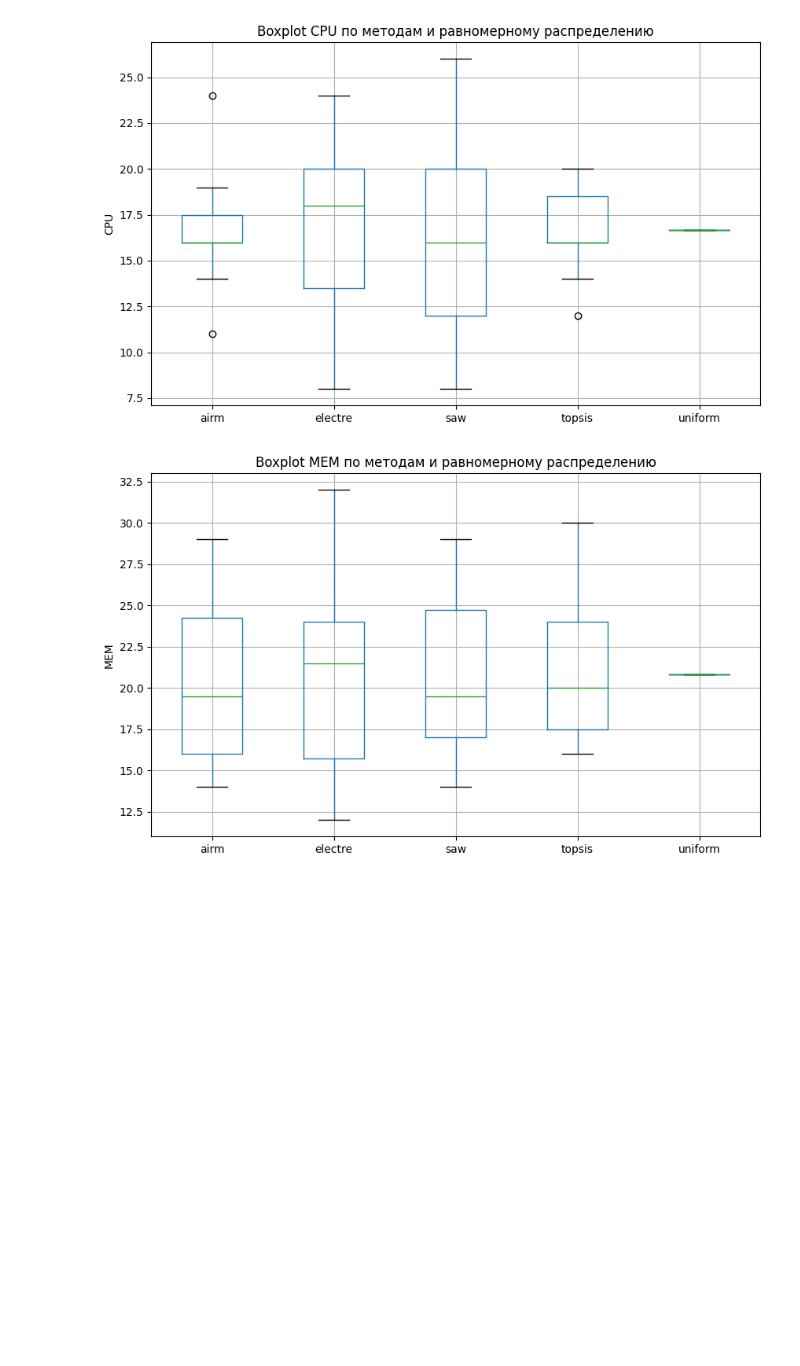
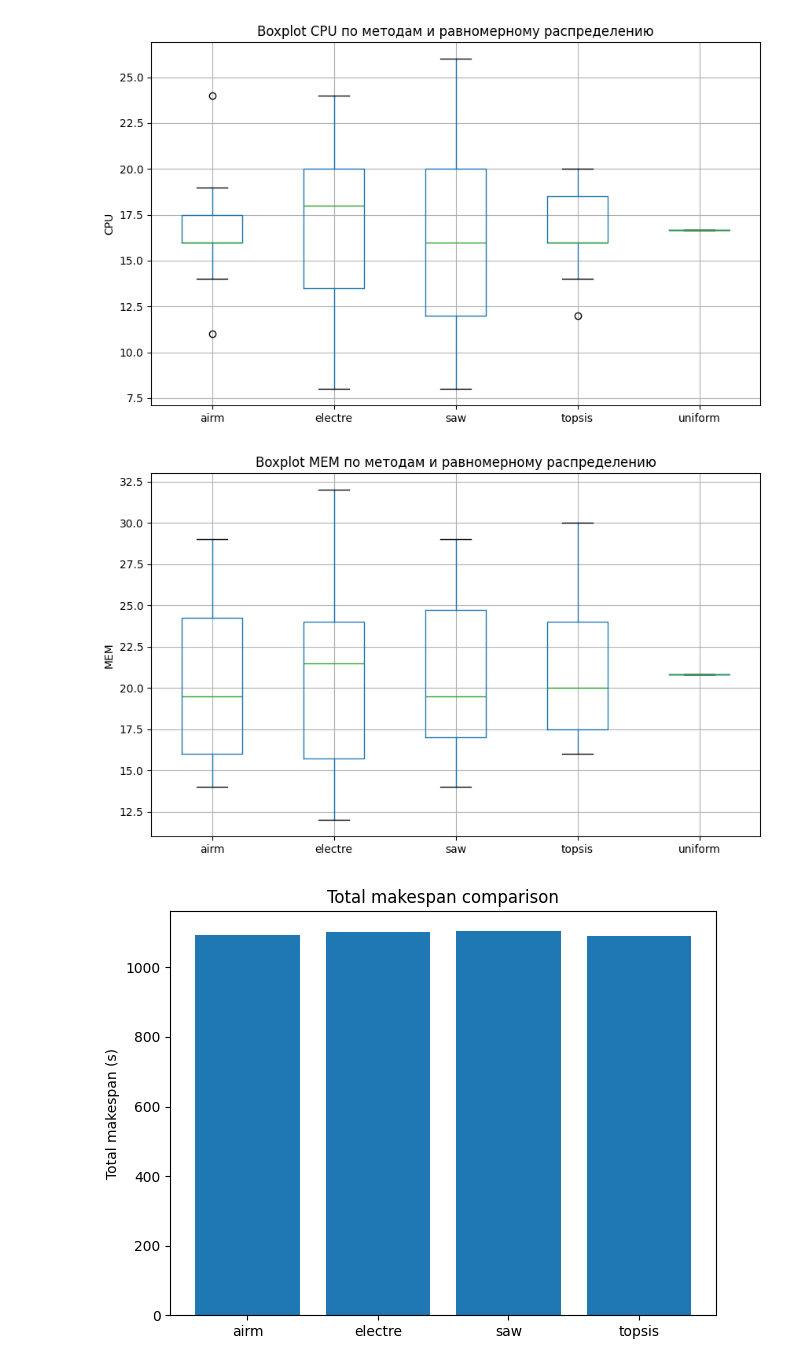
Before and after one commit to domster704/university-research-project, a Jupyter notebook: balancer_stats/diagrams.ipynb, the cells around one changed output. Drawn from its saved outputs; the diff is of its cells as text; code cells hidden in the pictures; blank space fills up the shorter version.

Commit message:
add new diagrams

```diff
--- a/balancer_stats/diagrams.ipynb
+++ b/balancer_stats/diagrams.ipynb
@@ -87,3 +91,95 @@ plt.show()
 # %% [output]
 [figure]
 [figure]
+# %%
+data_dir = './assets/results_with_latency'
+files = [f for f in os.listdir(data_dir) if f.endswith('.json')]
+metrics_data = {}
+
+for file in files:
+    method = file.split('.')[0]
+    with open(os.path.join(data_dir, file), 'r') as f:
+        data = json.load(f)
+        metrics_data[method] = data
+
+nodes = set()
+for method_data in metrics_data.values():
+    nodes.update(method_data['cpu'].keys())
+nodes = sorted(list(nodes))
+# %%
+total_df = pd.DataFrame(
+    {
+        alg: data["total_makespan_s"]
+        for alg, data in metrics_data.items()
+    },
+    index=["total_makespan_s"]
+).T  # algorithms as rows
+
+# show interactive table
+
+# bar chart
+plt.figure()
+plt.bar(total_df.index, total_df["total_makespan_s"])
+plt.ylabel("Total makespan (s)")
+plt.title("Total makespan comparison")
+plt.tight_layout()
+plt.show()
+
+# ---------------------------------------------------------------------------
+# 2) Average latency per port (one chart per algorithm)
+for alg, data in metrics_data.items():
+    ports  = list(data["avg_latency_ms_by_port"].keys())
+    values = list(data["avg_latency_ms_by_port"].values())
+
+    plt.figure()
+    plt.bar(ports, values)
+    plt.xticks(rotation=45)
+    plt.ylabel("Avg latency (ms)")
+    plt.title(f"Avg latency per port – {alg}")
+    plt.tight_layout()
+    plt.show()
+
+# ---------------------------------------------------------------------------
+# 3) Per‑wave makespan (all algorithms on one chart)
+plt.figure()
+for alg, data in metrics_data.items():
+    waves  = list(range(1, len(data["per_wave_makespan_s"]) + 1))
+    values = data["per_wave_makespan_s"]
+    plt.plot(waves, values, label=alg)
+
+plt.xlabel("Wave #")
+plt.ylabel("Makespan per wave (s)")
+plt.title("Per‑wave makespan")
+plt.legend()
+plt.tight_layout()
+plt.show()
+
+# ---------------------------------------------------------------------------
+# 4) CPU average % per port (one chart per algorithm)
+for alg, data in metrics_data.items():
+    ports  = list(data["cpu_avg_percentage"].keys())
+    values = [v * 100 for v in data["cpu_avg_percentage"].values()]  # convert to %
+
+    plt.figure()
+    plt.bar(ports, values)
+    plt.xticks(rotation=45)
+    plt.ylabel("CPU avg (%)")
+    plt.title(f"CPU avg % per port – {alg}")
+    plt.tight_layout()
+    plt.show()
+
+# ---------------------------------------------------------------------------
+# 5) Memory average % per port (one chart per algorithm)
+for alg, data in metrics_data.items():
+    ports  = list(data["mem_avg_percentage"].keys())
+    values = [v * 100 for v in data["mem_avg_percentage"].values()]  # convert to %
+
+    plt.figure()
+    plt.bar(ports, values)
+    plt.xticks(rotation=45)
+    plt.ylabel("Memory avg (%)")
+    plt.title(f"Memory avg % per port – {alg}")
+    plt.tight_layout()
+    plt.show()
+# %% [output]
+[figure, added]
```
Also changed, not shown: parts of 4 cells of this notebook, 1 other file.
